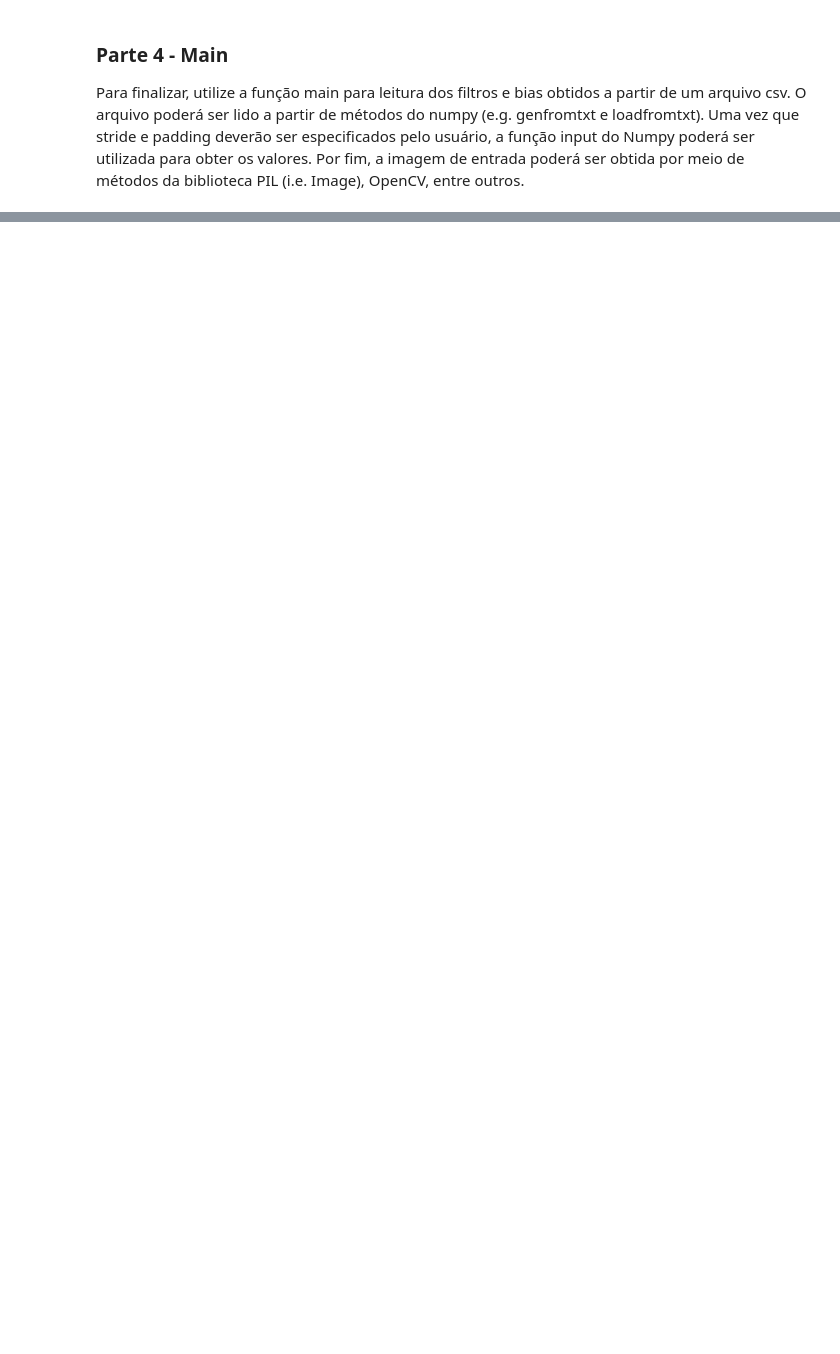
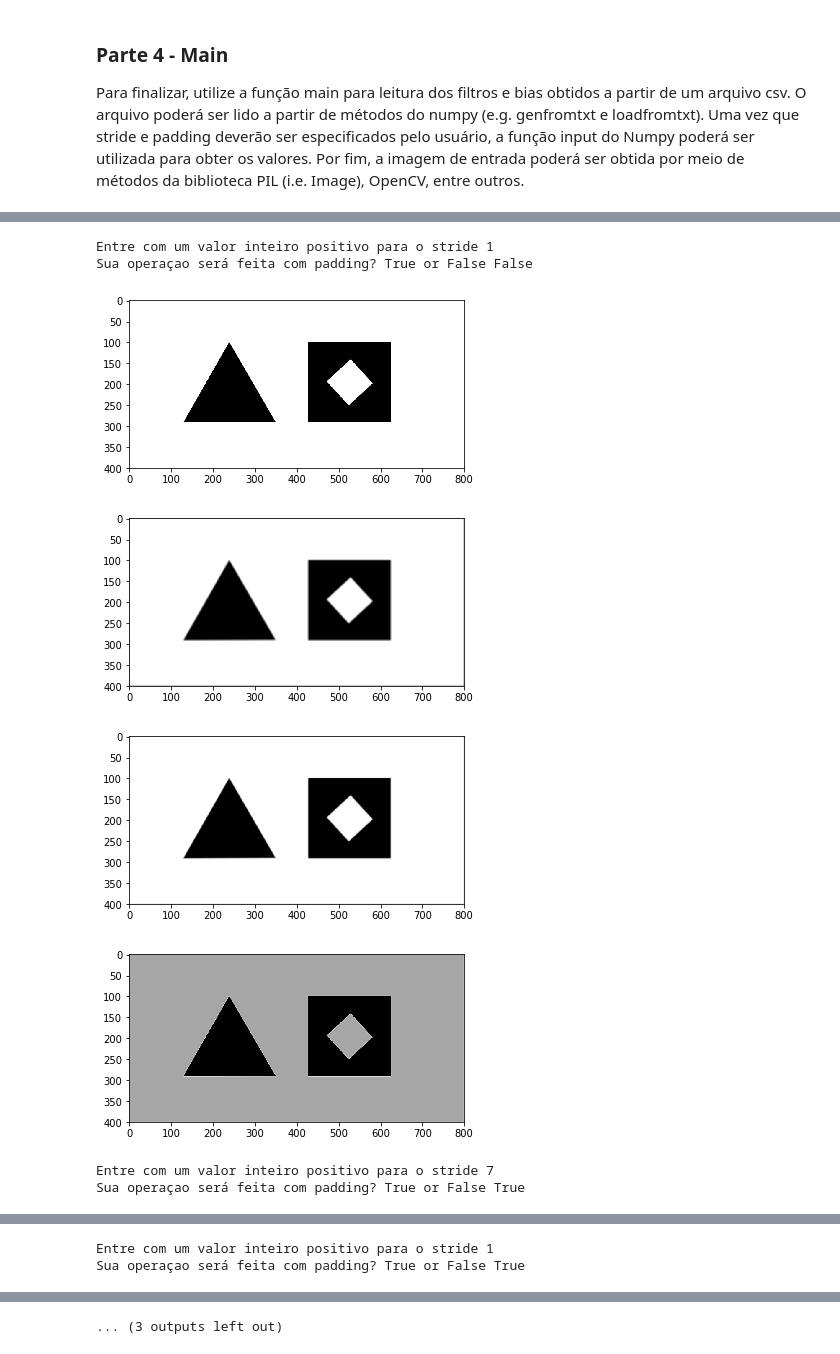
Before and after one commit to lukeflima/2DConvolution, a Jupyter notebook: Convoluções - Trabalho 1.ipynb, the cells around one changed output, grey strips where cells are left out. Cells and saved outputs as stored; diff of their text form; code cells hidden in the pictures; blank space fills up the shorter version.

```diff
--- a/Convoluções - Trabalho 1.ipynb
+++ b/Convoluções - Trabalho 1.ipynb
@@ -257,0 +216,13 @@ main()
+# %%
+main("5x5.csv","ImagensDeTeste/CNN1.png")
+main("5x5.csv","ImagensDeTeste/IMG_0103.png")
+main("5x5.csv","ImagensDeTeste/testpat.1k.png")
+# %% [output]
+Entre com um valor inteiro positivo para o stride 1
+Sua operaçao será feita com padding? True or False False
+[figure, added]
+[figure, added]
+[figure, added]
+[figure, added]
+Entre com um valor inteiro positivo para o stride 7
+Sua operaçao será feita com padding? True or False True
@@ -257,0 +233,2 @@ main()
+Entre com um valor inteiro positivo para o stride 1
+Sua operaçao será feita com padding? True or False True
@@ -257,0 +236 @@ main()
+... (3 outputs left out)
```
Also changed, not shown: parts of 8 cells of this notebook, 6 other files.
